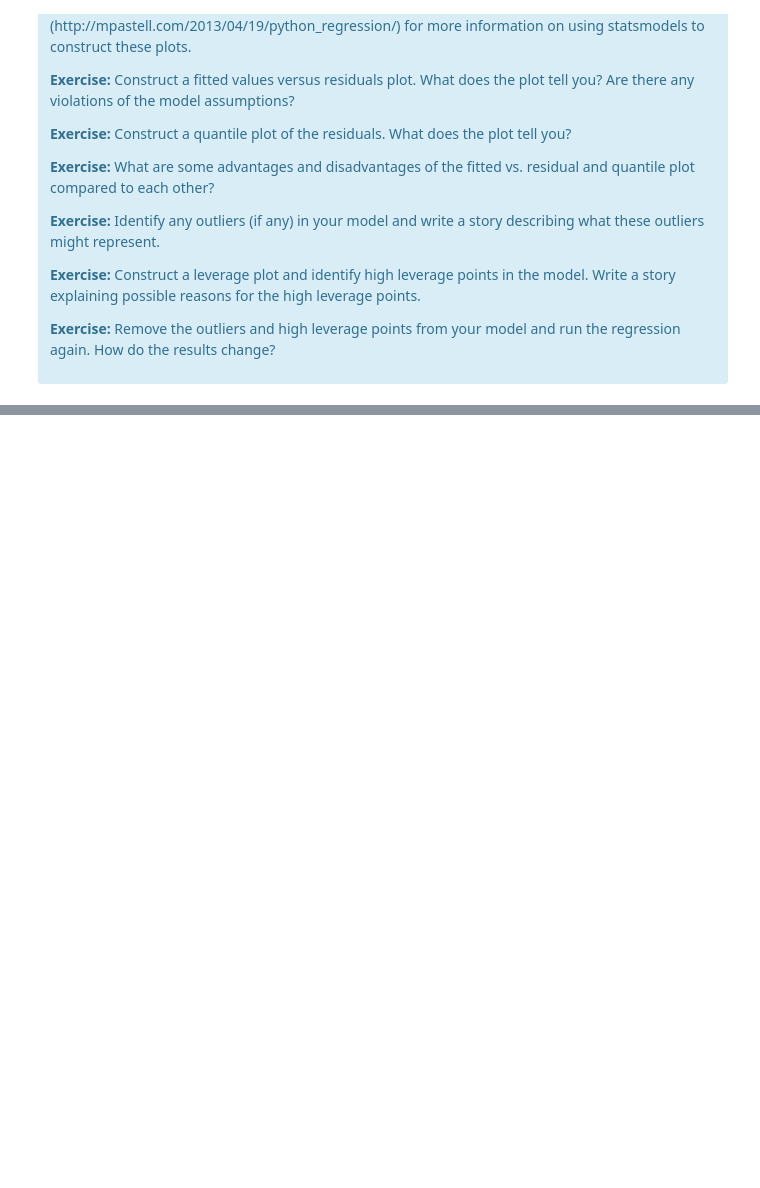
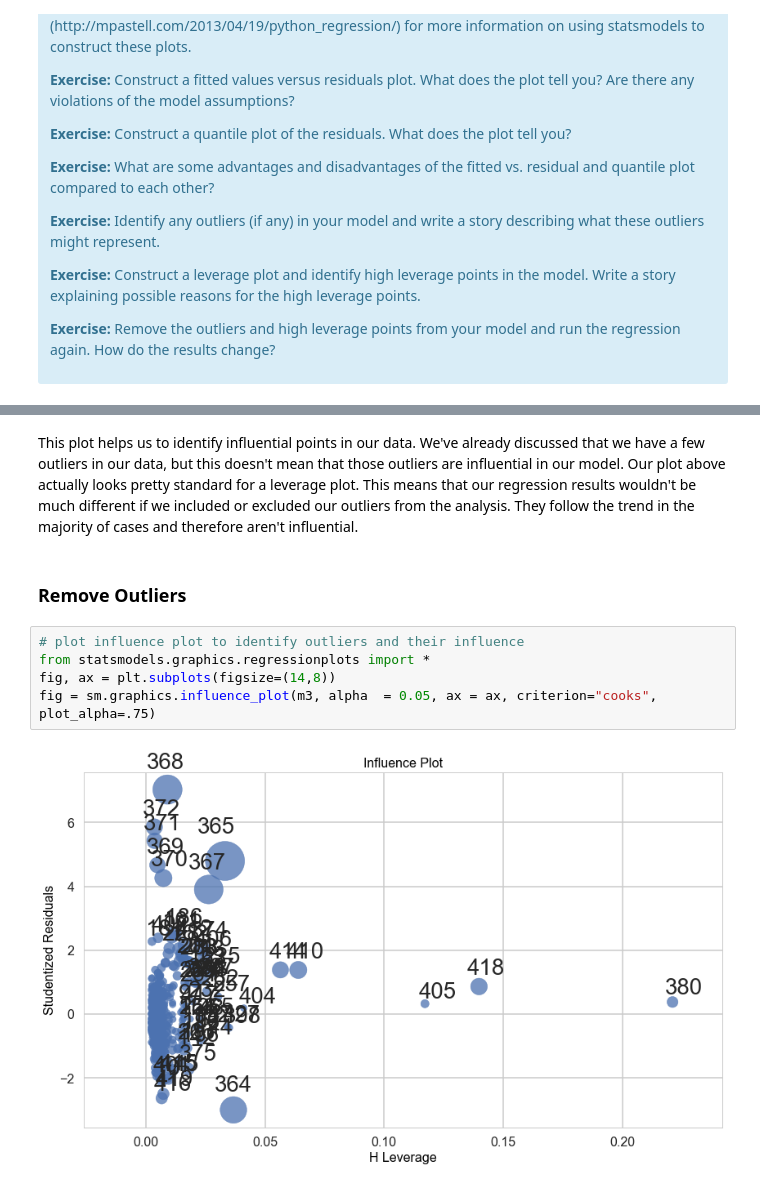
Before and after one commit to isabelvanzijl/Springboard_Other, a Jupyter notebook: Linear_Regression/Mini_Project_Linear_Regression.ipynb, the cells around one changed output, grey strips where cells are left out. Drawn from its saved outputs; the diff is of its cells as text; blank space fills up the shorter version.

```diff
--- a/Linear_Regression/Mini_Project_Linear_Regression.ipynb
+++ b/Linear_Regression/Mini_Project_Linear_Regression.ipynb
@@ -1018,0 +1068,11 @@ resid_plot_m3.axes[0].set_ylabel('Residuals')
+# %% [markdown]
+This plot helps us to identify influential points in our data. We've already discussed that we have a few outliers in our data, but this doesn't mean that those outliers are influential in our model. Our plot above actually looks pretty standard for a leverage plot. This means that our regression results wouldn't be much different if we included or excluded our outliers from the analysis. They follow the trend in the majority of cases and therefore aren't influential.
+# %% [markdown]
+### Remove Outliers
+# %%
+# plot influence plot to identify outliers and their influence
+from statsmodels.graphics.regressionplots import *
+fig, ax = plt.subplots(figsize=(14,8))
+fig = sm.graphics.influence_plot(m3, alpha  = 0.05, ax = ax, criterion="cooks", plot_alpha=.75)
+# %% [output]
+[figure, added]
```
Also changed, not shown: parts of 35 cells of this notebook.
